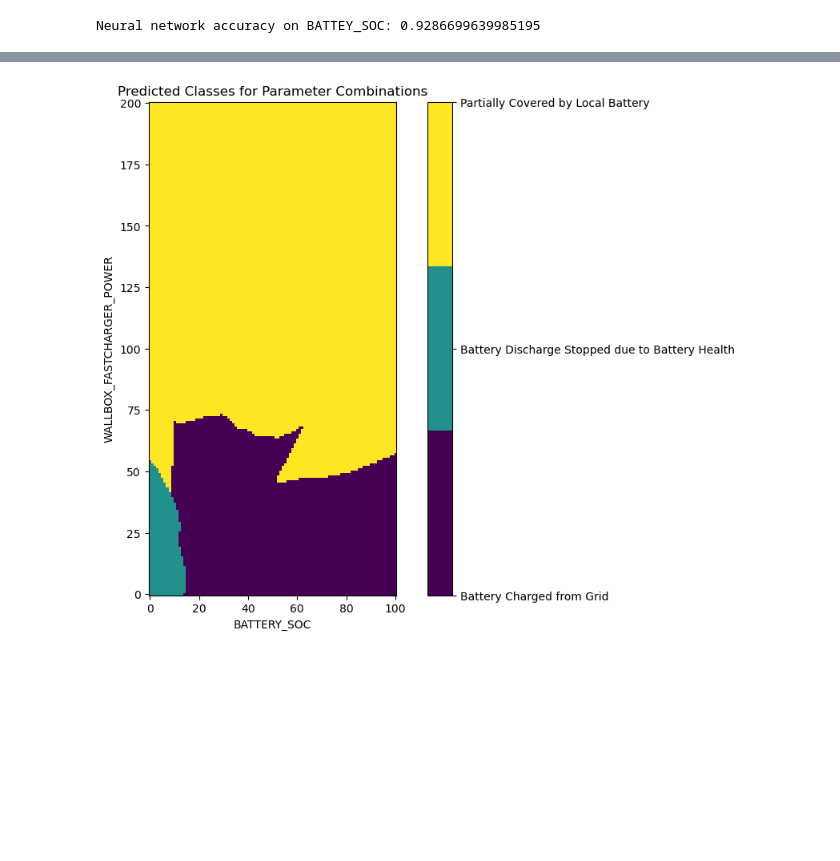
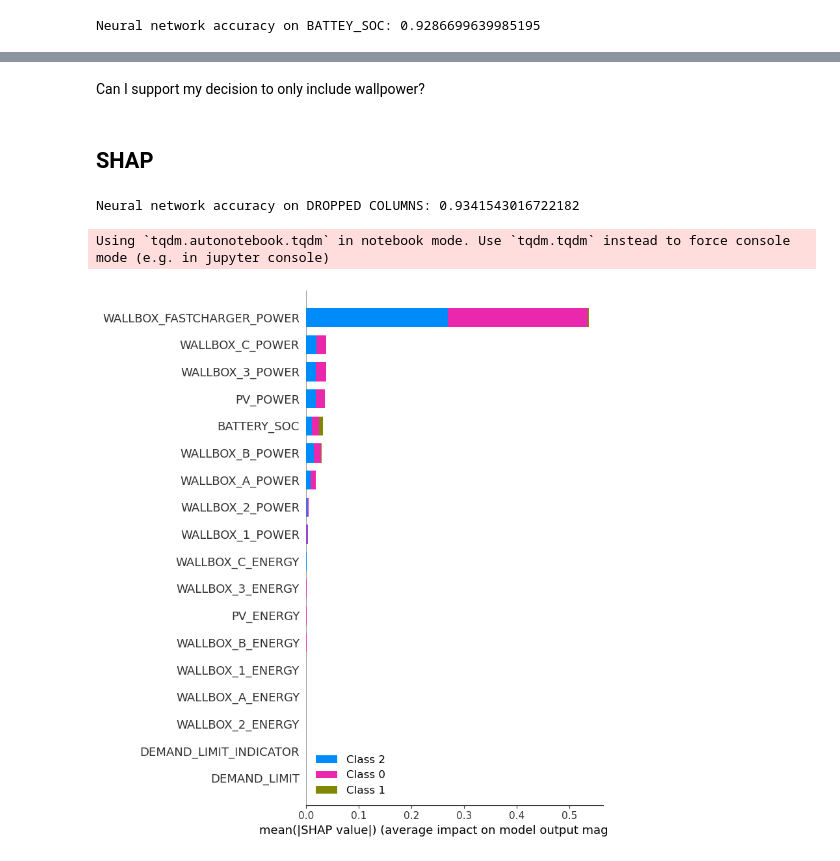
Before and after one commit to SanchoSamba/DS-project, a Jupyter notebook: Urh.ipynb, the cells around one changed output, grey strips where cells are left out. Drawn from its saved outputs; the diff is of its cells as text; code cells hidden in the pictures; blank space fills up the shorter version.

Commit message:
SHAP

```diff
--- a/Urh.ipynb
+++ b/Urh.ipynb
@@ -507,21 +507,36 @@ plt.show()
-# %%
-from matplotlib.colorbar import ColorbarBase
-from matplotlib.colors import ListedColormap
-
-# Define the colormap
-cmap = ListedColormap(['#440154', '#21918c', '#fde725'])  # replace with the colors you want
-
-# Plot the predictions as a heatmap
-plt.figure(figsize=(10, 8))
-img = plt.imshow(numerical_predictions, cmap=cmap, origin='lower')
-
-# Create a custom colorbar
-cbar = plt.colorbar(img, ticks=[0, 1, 2])  # replace with the number of your classes
-cbar.ax.set_yticklabels(le.classes_)  # set the labels of the colorbar to the class names
-
-plt.xlabel('BATTERY_SOC')
-plt.ylabel('WALLBOX_FASTCHARGER_POWER')
-plt.title('Predicted Classes for Parameter Combinations')
-plt.show()
-# %% [output]
-[figure, removed]
+# %% [markdown]
+Can I support my decision to only include wallpower?
+# %% [markdown]
+## SHAP
+# %%
+y = df_GT['DRAWN_FROM']
+X = df_GT.drop(DROPPED_COLUMNS, axis=1)
+
+mlp = MLPClassifier(hidden_layer_sizes=(100, 52, 52), random_state=42)
+
+# Fit the classifier to the training data
+mlp.fit(X, y)
+
+# Use the classifier to predict the classes of the test data
+predicted_classes = mlp.predict(generalized_df.drop(DROPPED_COLUMNS, axis=1))
+
+# Print the accuracy score
+accuracy = accuracy_score(generalized_df['DRAWN_FROM'], predicted_classes)
+print(f"Neural network accuracy on DROPPED COLUMNS: {accuracy}")
+# %% [output]
+Neural network accuracy on DROPPED COLUMNS: 0.9341543016722182
+# %%
+import shap
+
+background_data = shap.sample(X, 100)
+# Create a SHAP explainer
+explainer = shap.KernelExplainer(mlp.predict_proba, background_data)
+
+# Compute SHAP values for a sample of the data
+shap_values = explainer.shap_values(X.sample(10))
+
+# Plot the SHAP values
+shap.summary_plot(shap_values, X.sample(10))
+# %% [output]
+Using `tqdm.autonotebook.tqdm` in notebook mode. Use `tqdm.tqdm` instead to force console mode (e.g. in jupyter console)
+[figure, added]
```
Also changed, not shown: parts of 2 cells of this notebook.
